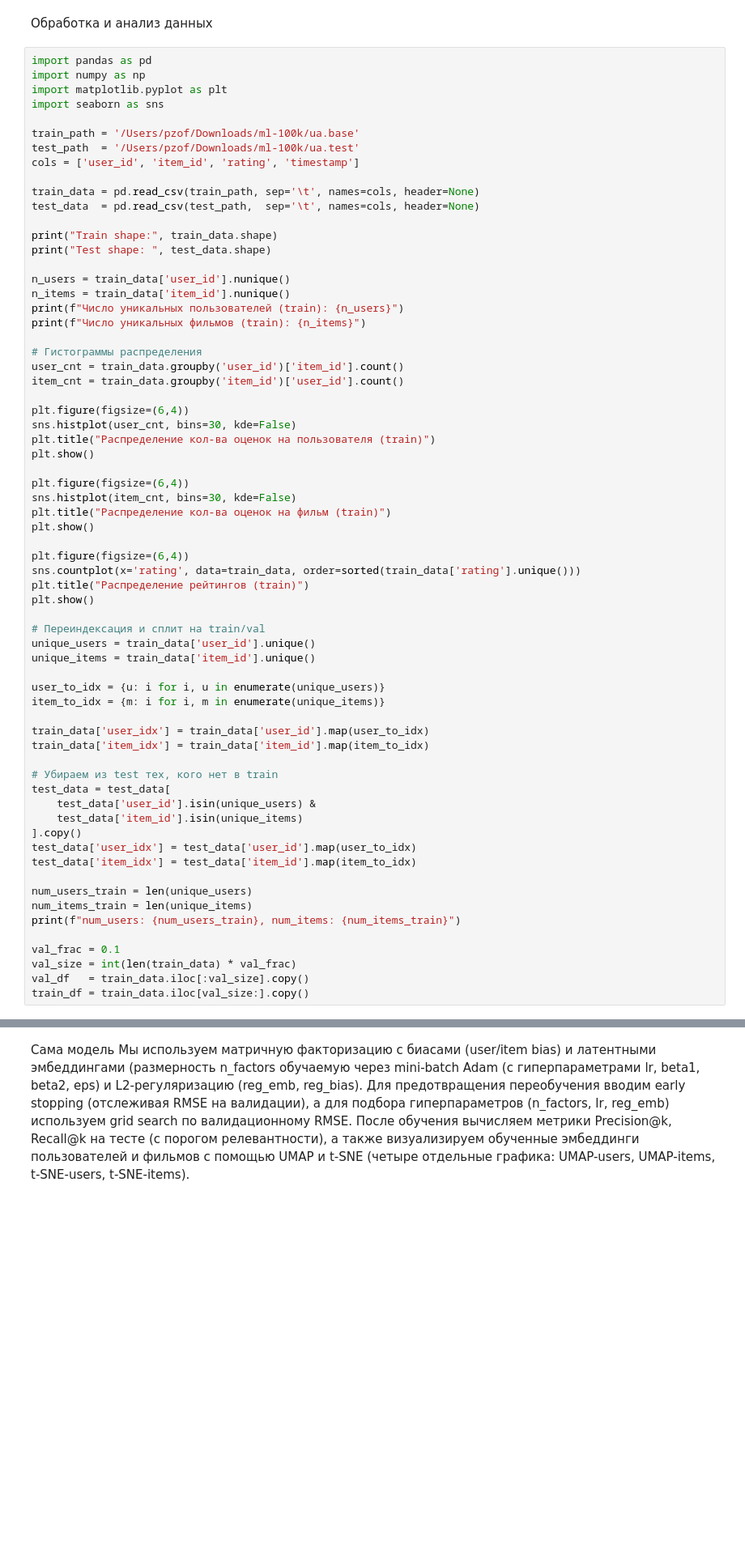
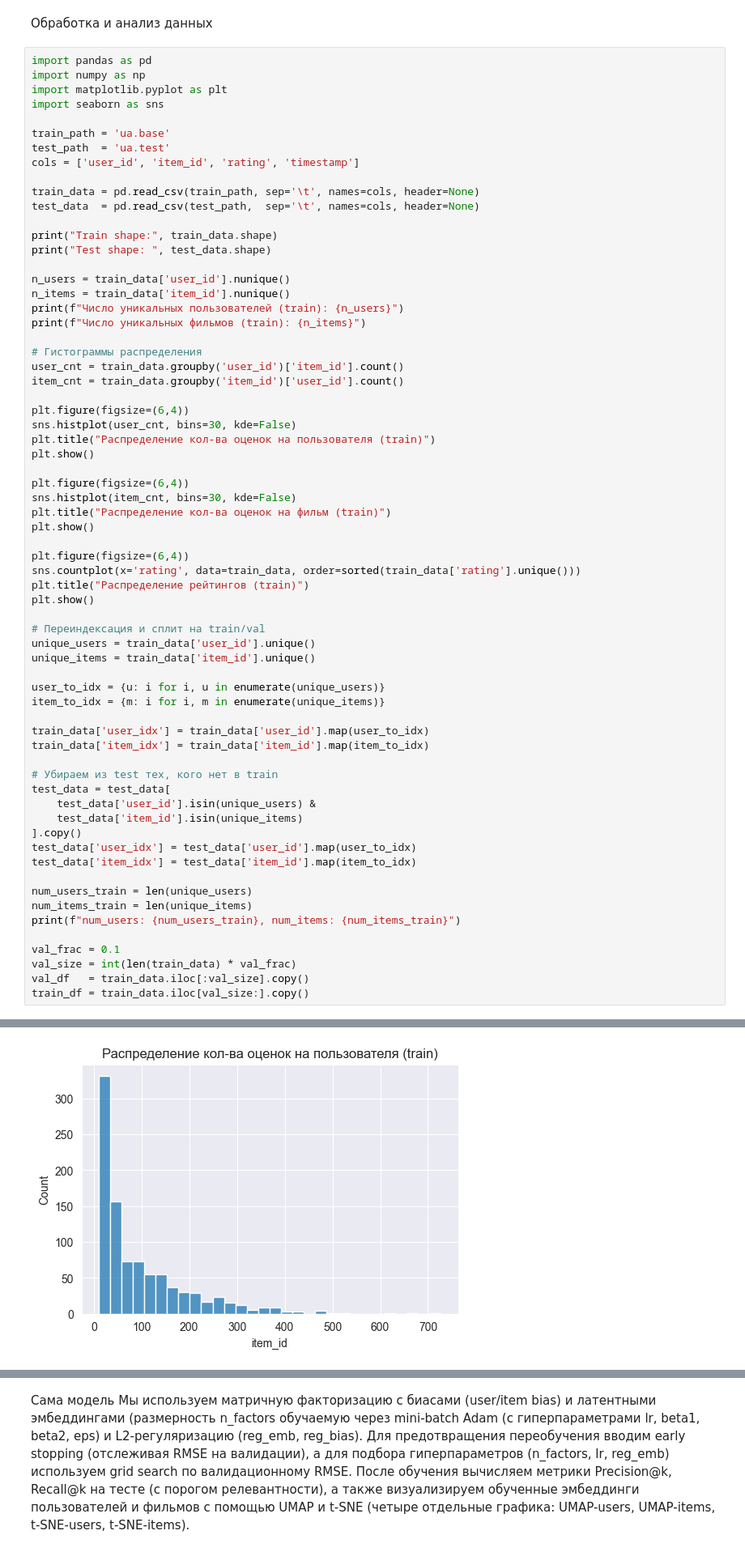
Before and after one commit to Pzof1/7LabML, a Jupyter notebook: papa.ipynb, the cells around one changed output, grey strips where cells are left out. Shown at 81% size. Saved outputs shown, nothing was run; the diff lists cells and outputs as text; blank space fills up the shorter version.

Commit message:
"fix paths"

```diff
--- a/papa.ipynb
+++ b/papa.ipynb
@@ -6,8 +6,8 @@ import numpy as np
 import matplotlib.pyplot as plt
 import seaborn as sns
 
-train_path = '/Users/pzof/Downloads/ml-100k/ua.base'
-test_path  = '/Users/pzof/Downloads/ml-100k/ua.test'
+train_path = 'ua.base'
+test_path  = 'ua.test'
 cols = ['user_id', 'item_id', 'rating', 'timestamp']
 
 train_data = pd.read_csv(train_path, sep='\t', names=cols, header=None)
@@ -66,3 +66,4 @@ val_frac = 0.1
 val_size = int(len(train_data) * val_frac)
 val_df   = train_data.iloc[:val_size].copy()
 train_df = train_data.iloc[val_size:].copy()
+# %% [output]
@@ -68,0 +74 @@ train_df = train_data.iloc[val_size:].copy()
+[figure, added]
```
Also changed, not shown: parts of 2 cells of this notebook.
